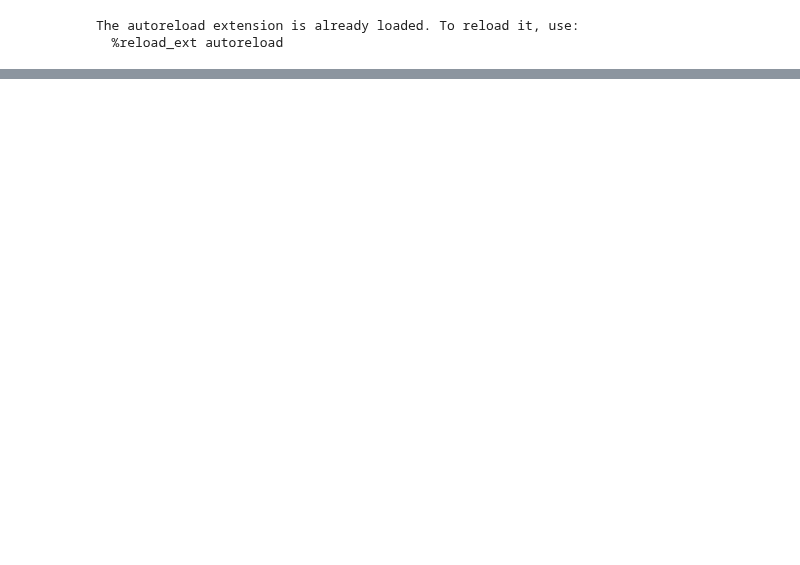
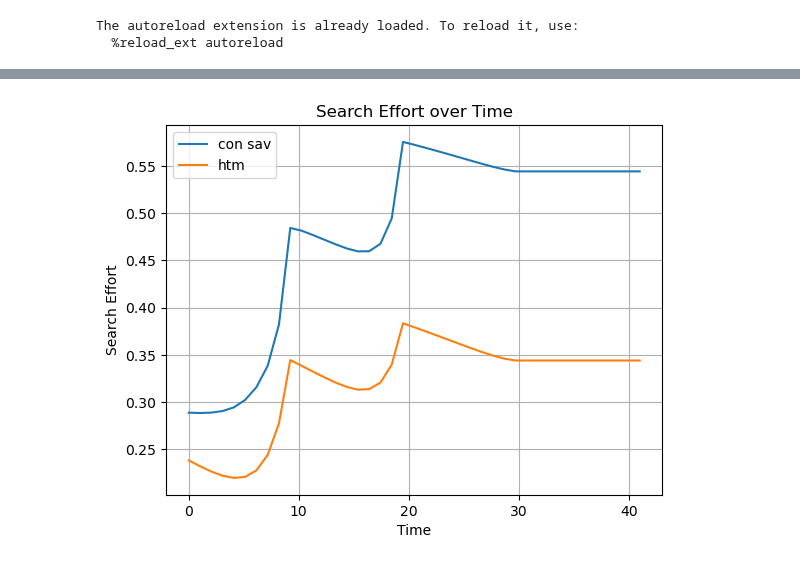
Before and after one commit to qrn838/Dynamic-programming-project, a Jupyter notebook: 2. consumption saving.ipynb, the cells around one changed output, grey strips where cells are left out. Drawn from its saved outputs; the diff is of its cells as text; code cells hidden in the pictures; blank space fills up the shorter version.

```diff
--- a/2. consumption saving.ipynb
+++ b/2. consumption saving.ipynb
@@ -107 +94,5 @@ plt.show()
+# %%
+model1 = model.copy()
+model1.par.L = -0.00
+model1.par.a_grid = np.linspace(model1.par.L, model1.par.A_0, 20)
 # %%
@@ -109,11 +120,14 @@ plt.show()
 # %%
-# plt.plot(time, model.sol.s[:model.par.T-model.par.M,0], label='Euler')
-# plt.plot(time, model1.sol.s[:model.par.T-model.par.M,0], label='No Euler')
+time = np.linspace(0, model1.par.T, model1.par.T)
+plt.plot(time, model.sol.s[:model.par.T,0], label='con sav')
+plt.plot(time, model1.sol.s[:model.par.T,0], label='htm')
 
 
-# plt.xlabel('Time')
-# plt.ylabel('Search Effort')
-# plt.title('Search Effort over Time')
-# plt.grid(True)
-# plt.legend()
-# plt.show()
+plt.xlabel('Time')
+plt.ylabel('Search Effort')
+plt.title('Search Effort over Time')
+plt.grid(True)
+plt.legend()
+plt.show()
+# %% [output]
+[figure, added]
```
Also changed, not shown: parts of 19 cells of this notebook, 2 other files.
